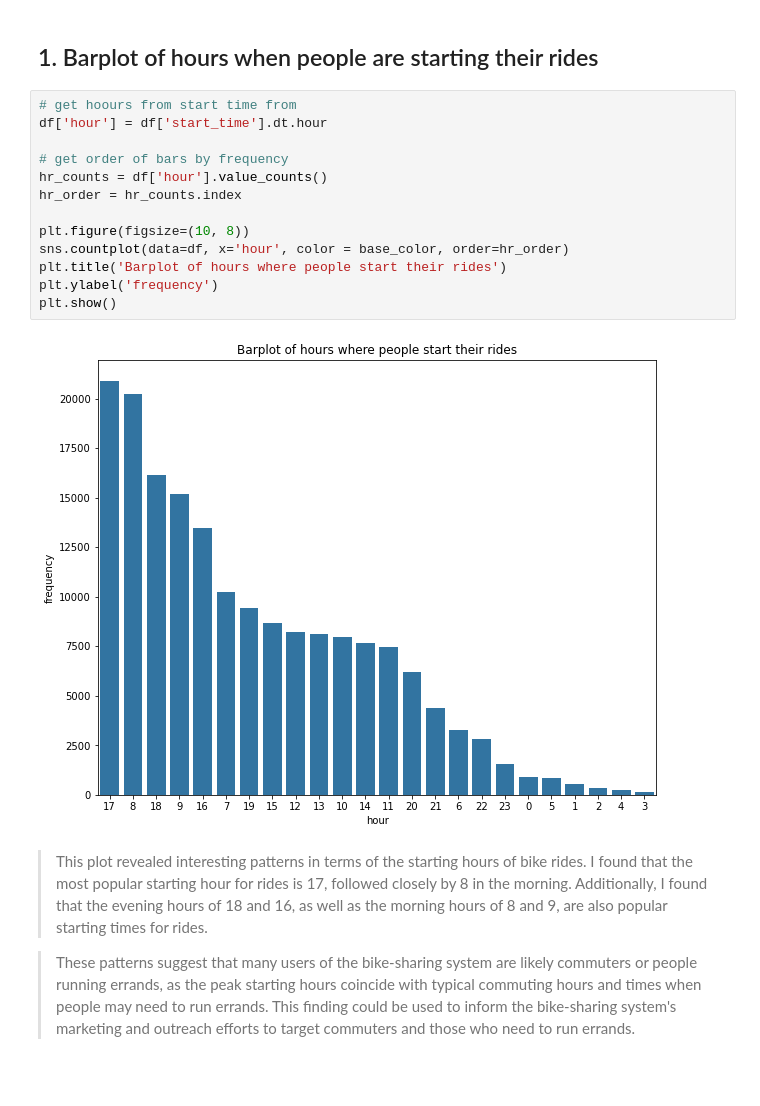
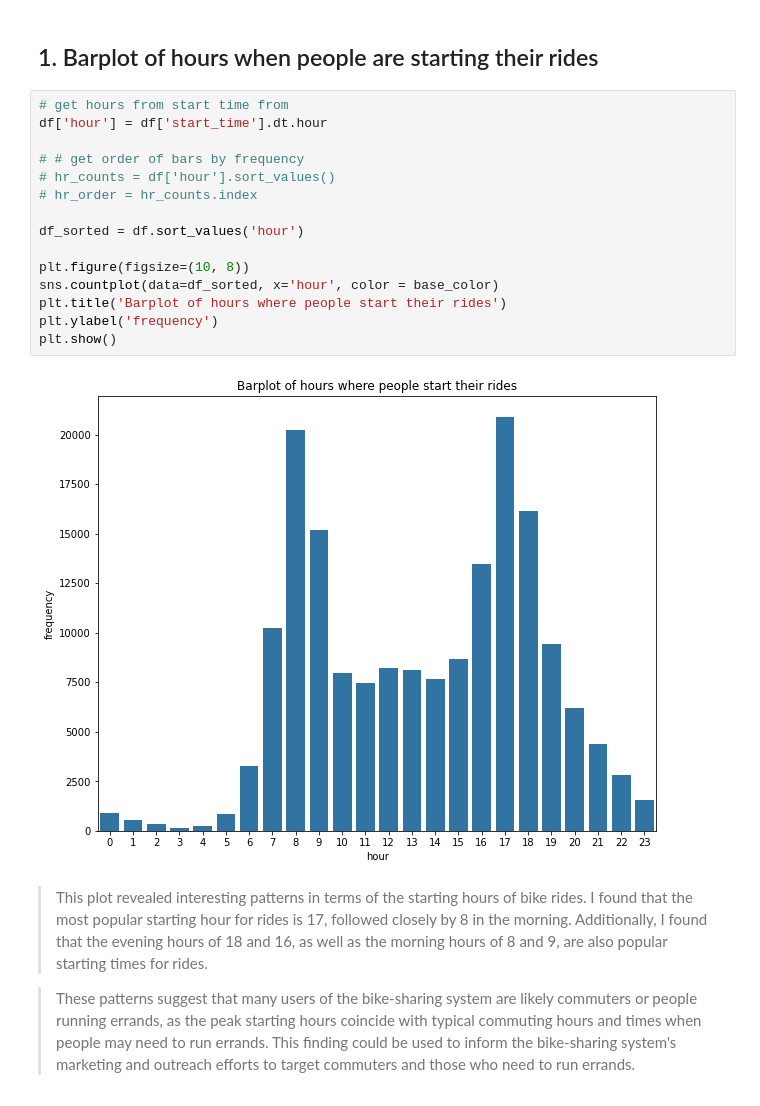
Before and after one commit to spkibe/Communicate_Data-_Findings, a Jupyter notebook: Part_II_slide_deck_Ford_GoBike_Analysis.ipynb, the cells around one changed output. Cells and saved outputs as stored; diff of their text form.

```diff
--- a/Part_II_slide_deck_Ford_GoBike_Analysis.ipynb
+++ b/Part_II_slide_deck_Ford_GoBike_Analysis.ipynb
@@ -62,20 +62,22 @@ df['age'] = df['start_year'] - df['member_birth_year']
 # %% [markdown]
 ## 1. Barplot of hours when people are starting their rides
 # %%
-# get hoours from start time from
+# get hours from start time from
 df['hour'] = df['start_time'].dt.hour
 
-# get order of bars by frequency
-hr_counts = df['hour'].value_counts()
-hr_order = hr_counts.index
+# # get order of bars by frequency
+# hr_counts = df['hour'].sort_values()
+# hr_order = hr_counts.index
+
+df_sorted = df.sort_values('hour')
 
 plt.figure(figsize=(10, 8))
-sns.countplot(data=df, x='hour', color = base_color, order=hr_order)
+sns.countplot(data=df_sorted, x='hour', color = base_color)
 plt.title('Barplot of hours where people start their rides')
 plt.ylabel('frequency')
 plt.show()
 # %% [output]
-[figure, old version]
+[figure, new version]
 # %% [markdown]
 > This plot revealed interesting patterns in terms of the starting hours of bike rides. I found that the most popular starting hour for rides is 17, followed closely by 8 in the morning. Additionally, I found that the evening hours of 18 and 16, as well as the morning hours of 8 and 9, are also popular starting times for rides.
 
```
Also changed, not shown: parts of 3 cells of this notebook, 3 other files.
